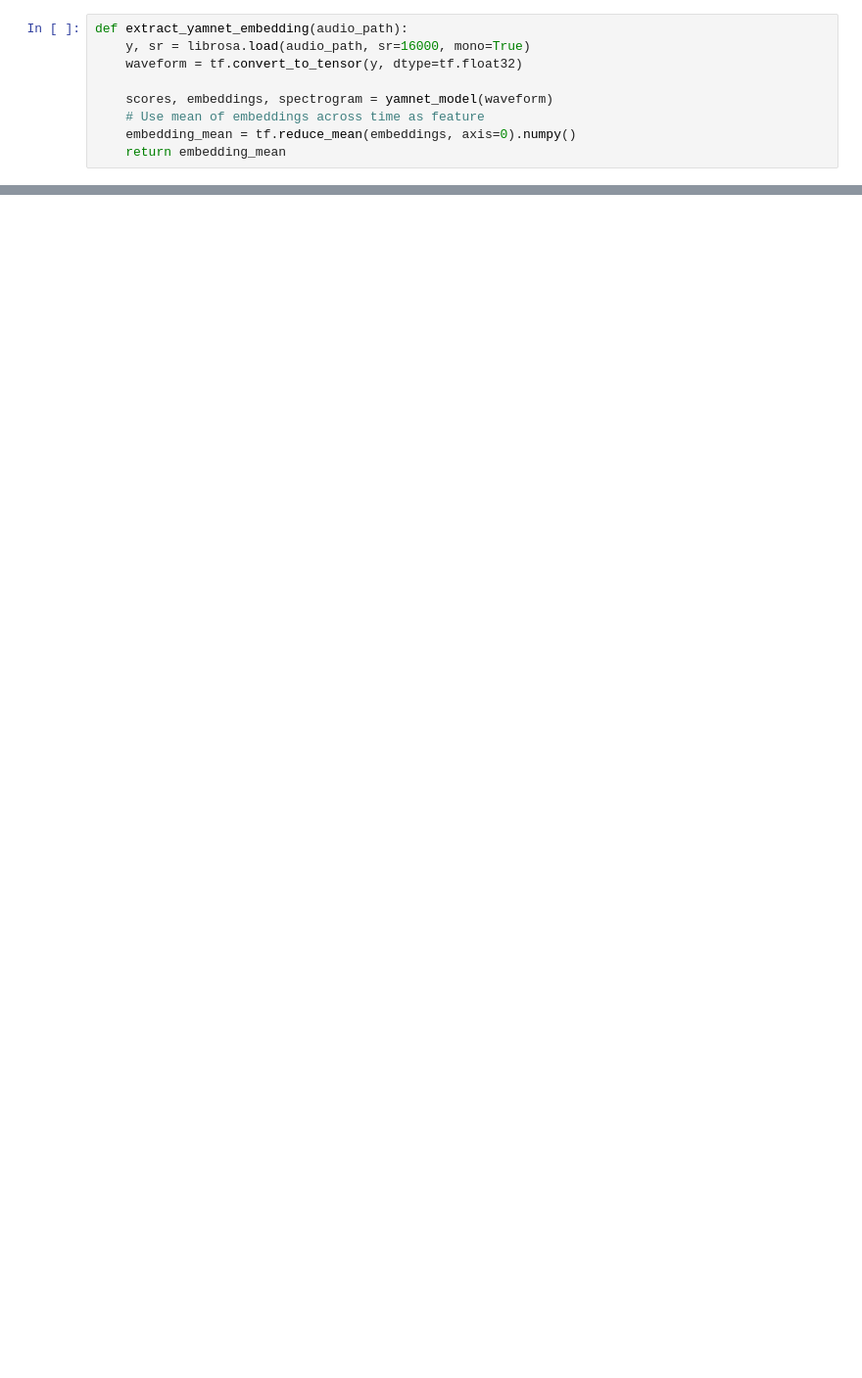
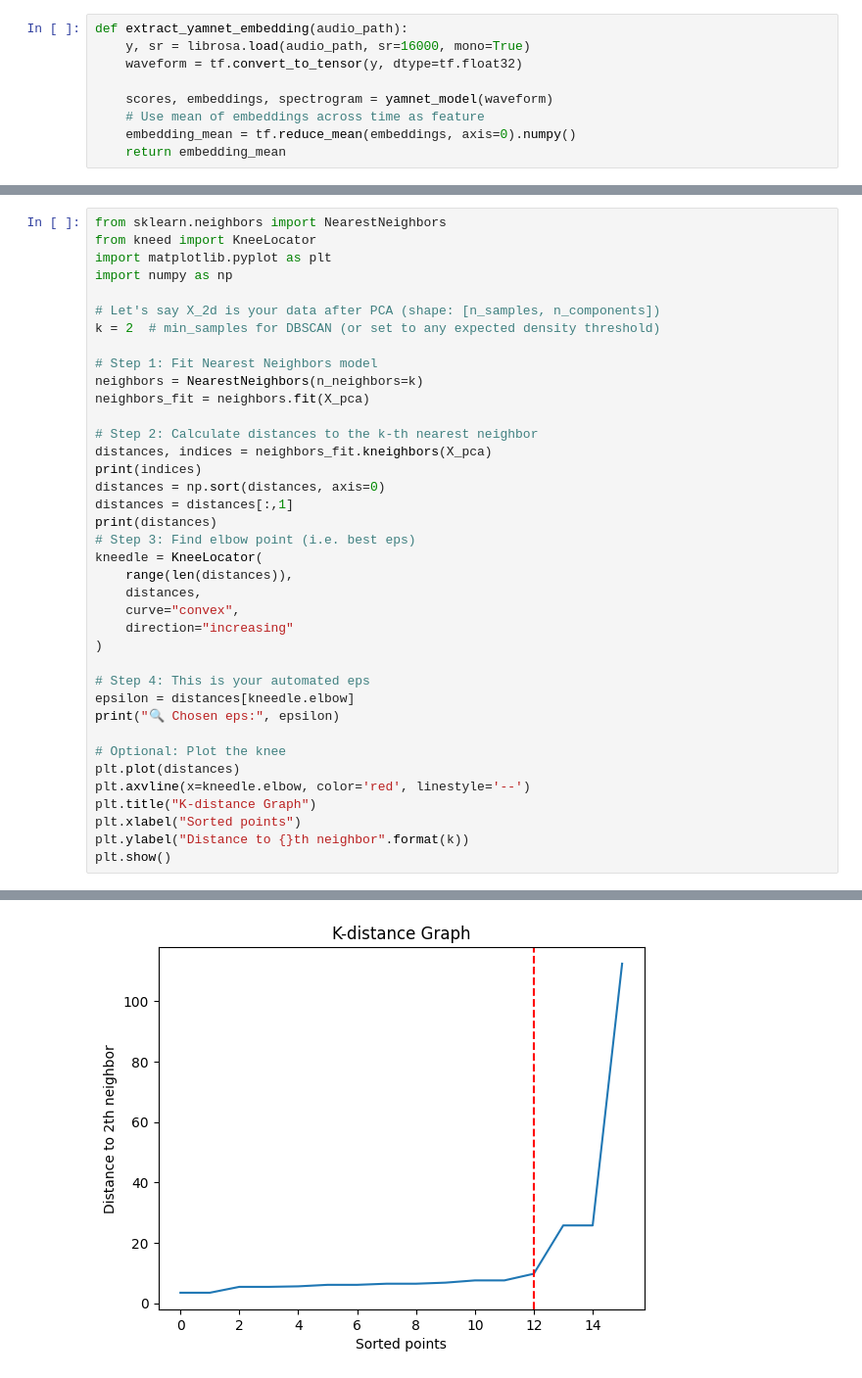
Before and after one commit to Manav1011/signal_processing, a Jupyter notebook: yammnet-test.ipynb, the cells around one changed output, grey strips where cells are left out. Shown: that part at 98% size. Saved outputs shown, nothing was run; the diff lists cells and outputs as text; blank space fills up the shorter version.

```diff
--- a/yammnet-test.ipynb
+++ b/yammnet-test.ipynb
@@ -44,0 +121,39 @@ X[0].shape
+# %%
+from sklearn.neighbors import NearestNeighbors
+from kneed import KneeLocator
+import matplotlib.pyplot as plt
+import numpy as np
+
+# Let's say X_2d is your data after PCA (shape: [n_samples, n_components])
+k = 2  # min_samples for DBSCAN (or set to any expected density threshold)
+
+# Step 1: Fit Nearest Neighbors model
+neighbors = NearestNeighbors(n_neighbors=k)
+neighbors_fit = neighbors.fit(X_pca)
+
+# Step 2: Calculate distances to the k-th nearest neighbor
+distances, indices = neighbors_fit.kneighbors(X_pca)
+print(indices)
+distances = np.sort(distances, axis=0)
+distances = distances[:,1]
+print(distances)
+# Step 3: Find elbow point (i.e. best eps)
+kneedle = KneeLocator(
+    range(len(distances)),
+    distances,
+    curve="convex",
+    direction="increasing"
+)
+
+# Step 4: This is your automated eps
+epsilon = distances[kneedle.elbow]
+print("🔍 Chosen eps:", epsilon)
+
+# Optional: Plot the knee
+plt.plot(distances)
+plt.axvline(x=kneedle.elbow, color='red', linestyle='--')
+plt.title("K-distance Graph")
+plt.xlabel("Sorted points")
+plt.ylabel("Distance to {}th neighbor".format(k))
+plt.show()
+# %% [output]
@@ -44,0 +177 @@ X[0].shape
+[figure, added]
```
Also changed, not shown: parts of 13 cells of this notebook, 2 other files.
